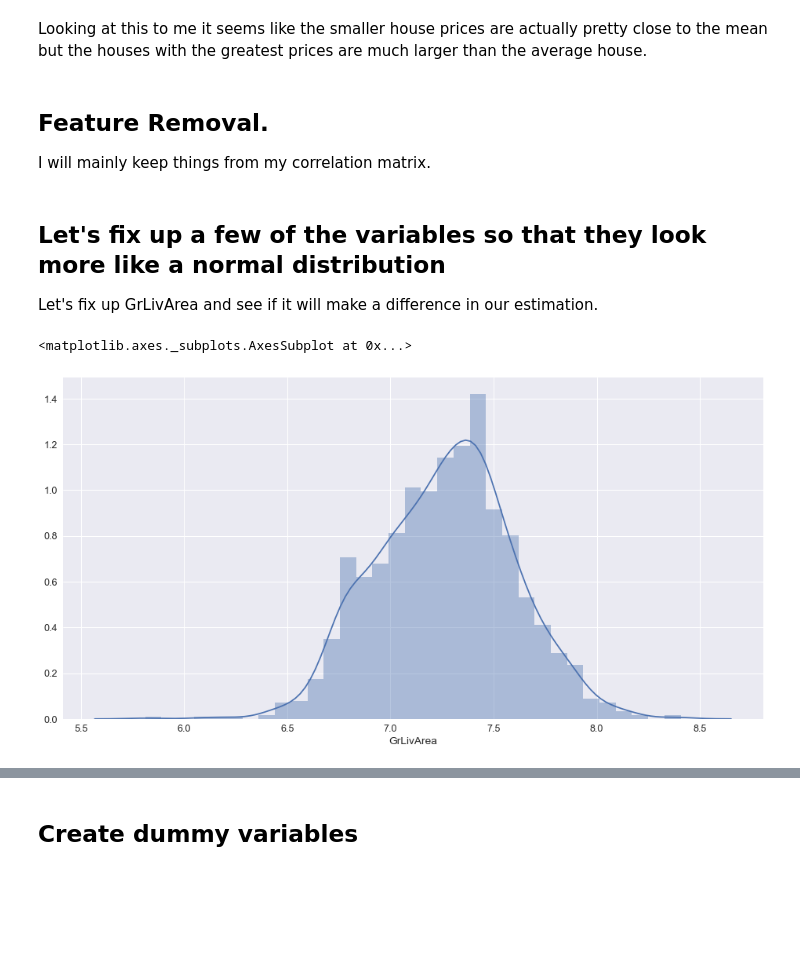
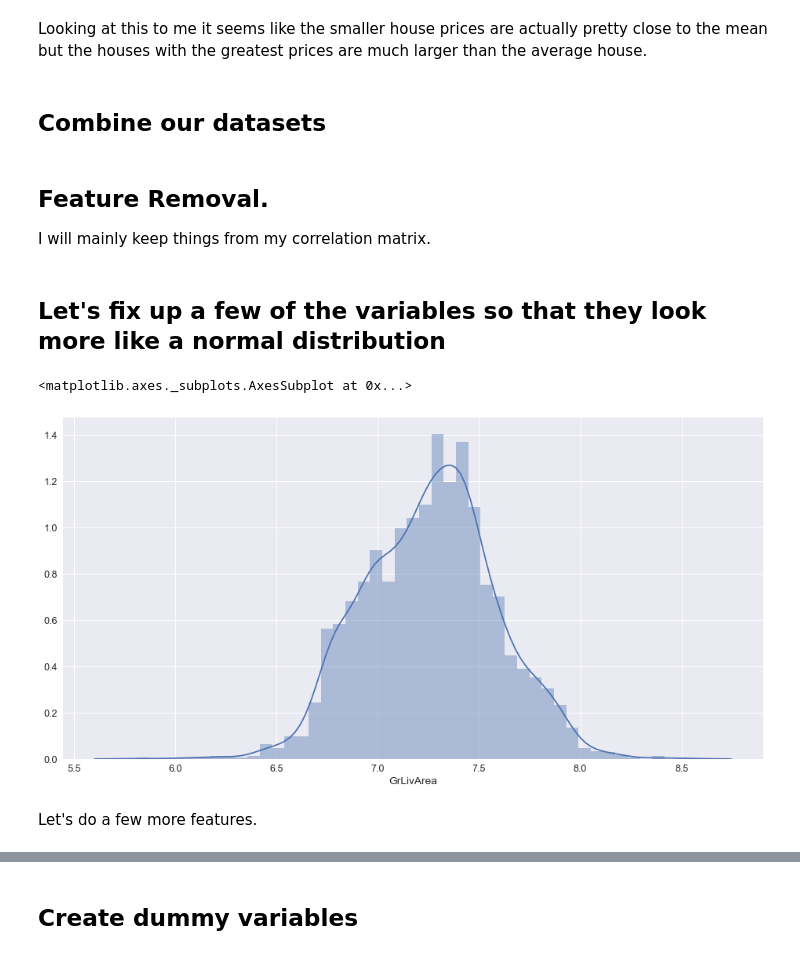
Before and after one commit to D-H/MachineLearningNotes, a Jupyter notebook: Exercises_Kaggle/HousePrices/HousePrices_Submission.ipynb, the cells around one changed output, grey strips where cells are left out. Cells and saved outputs as stored; diff of their text form; code cells hidden in the pictures; blank space fills up the shorter version.

```diff
--- a/Exercises_Kaggle/HousePrices/HousePrices_Submission.ipynb
+++ b/Exercises_Kaggle/HousePrices/HousePrices_Submission.ipynb
@@ -208,13 +209,14 @@ how_much_na('LotFrontage')
 # %% [output]
 0.1773972602739726
 # %%
-group_by_variable = 'Neighborhood'
-fill_in_variable = 'LotFrontage'
+#group_by_variable = 'Neighborhood'
+#fill_in_variable = 'LotFrontage'
 
-datasets = single_groupby_mean_fix(datasets, group_by_variable, fill_in_variable)
+#datasets = single_groupby_mean_fix(datasets, group_by_variable, fill_in_variable)
 # %%
 #This is just a much more efficient way of doing what was done before.
-#result = datasets[0][["Neighborhood", "LotFrontage"]].groupby("Neighborhood").transform(lambda x: x.fillna(x.median()))
+datasets[0]["LotFrontage"] = datasets[0][["Neighborhood", "LotFrontage"]].groupby("Neighborhood").transform(lambda x: x.fillna(x.median()))
+datasets[1]["LotFrontage"] = datasets[1][["Neighborhood", "LotFrontage"]].groupby("Neighborhood").transform(lambda x: x.fillna(x.median()))
 # %% [markdown]
 ### Alley
 # %%
@@ -726,3 +728,5 @@ print(saleprice_scaled[:, 0][-10:])
  5.42010904 5.58801355 7.09805933 7.22389648]
 # %% [markdown]
 Looking at this to me it seems like the smaller house prices are actually pretty close to the mean but the houses with the greatest prices are much larger than the average house.
+# %% [markdown]
+## Combine our datasets
@@ -738,19 +747,18 @@ columns_to_keep = ["OverallQual", "GrLivArea", "TotalBsmtSF", "GarageCars", "1st
 target_column = ["SalePrice"]
 
 final_id_column = datasets[1]["Id"]
-#datasets[0] = datasets[0][columns_to_keep + target_column]
-#datasets[1] = datasets[1][columns_to_keep]
+all_data = all_data[columns_to_keep + target_column]
 # %% [markdown]
 ## Let's fix up a few of the variables so that they look more like a normal distribution
-
-Let's fix up GrLivArea and see if it will make a difference in our estimation.
 # %%
 fig, axes = plt.subplots(1,1, figsize=(16, 8))
-for dataset in datasets:
-    dataset["GrLivArea"] = np.log(dataset["GrLivArea"])
+
+all_data["GrLivArea"] = np.log(all_data["GrLivArea"])
 
 # It has some positive skenwness before, so now it is much more normalized.
-sns.distplot(datasets[0]["GrLivArea"] , ax=axes)
+sns.distplot(all_data["GrLivArea"] , ax=axes)
 # %% [output]
 <matplotlib.axes._subplots.AxesSubplot at 0x...>
-[figure, old version]
+[figure, new version]
+# %% [markdown]
+Let's do a few more features.
```
Also changed, not shown: parts of 23 cells of this notebook, 2 other files.
